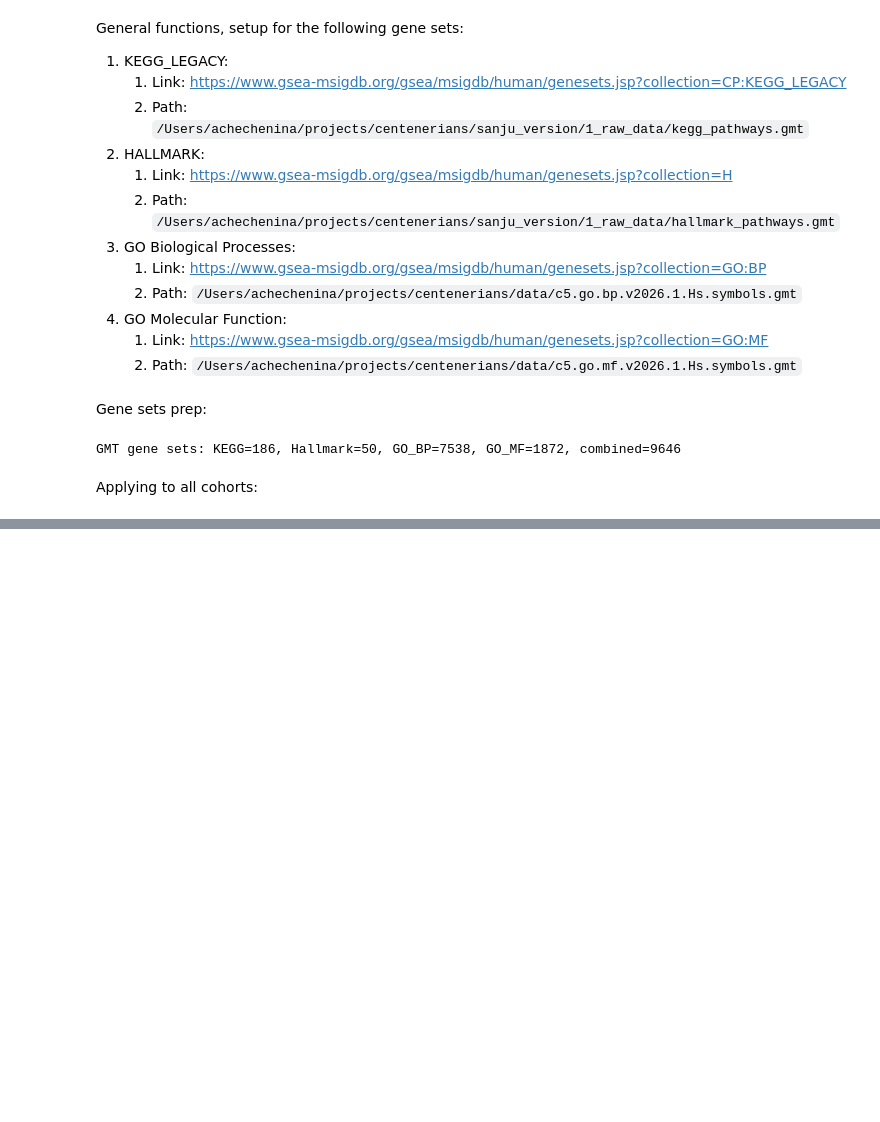
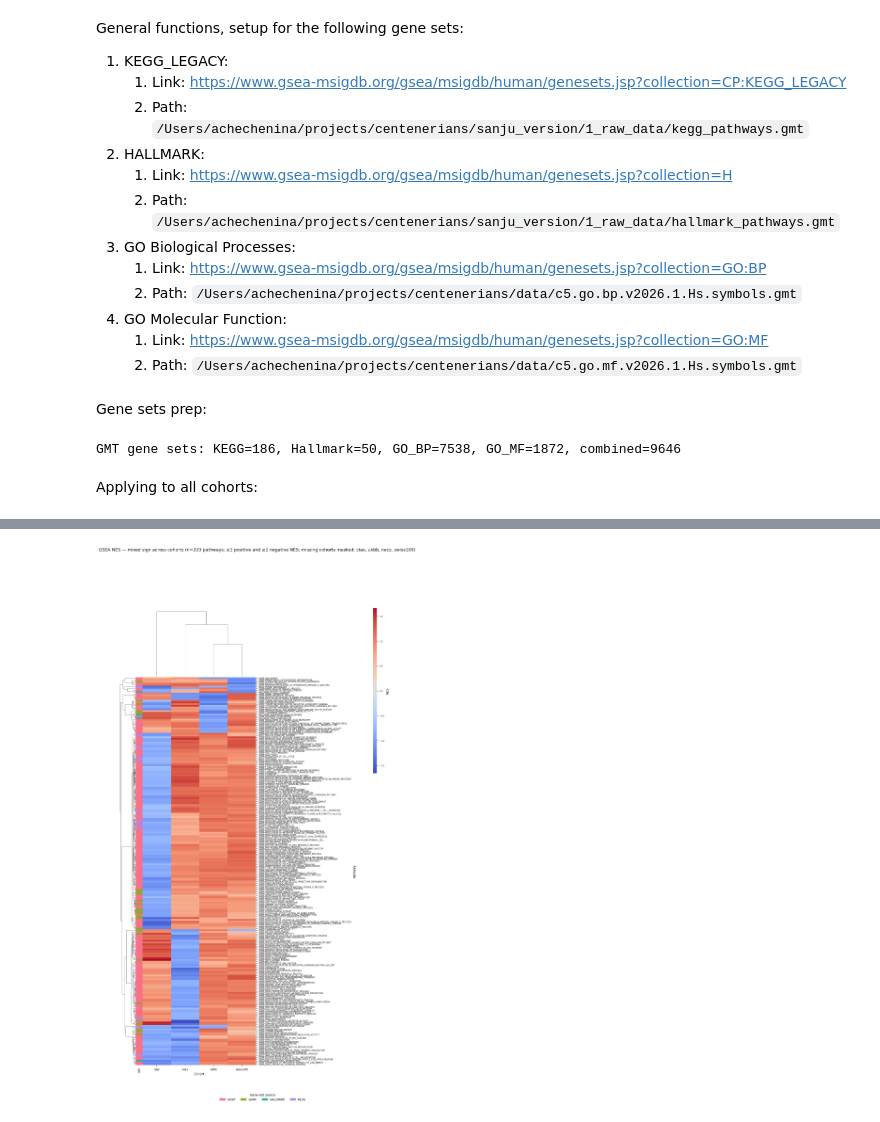
Before and after one commit to checheanya/centenarians, a Jupyter notebook: my_scripts/3_escape_analysis_pws.ipynb, the cells around one changed output, grey strips where cells are left out. Saved outputs shown, nothing was run; the diff lists cells and outputs as text; code cells hidden in the pictures; blank space fills up the shorter version.

```diff
--- a/my_scripts/3_escape_analysis_pws.ipynb
+++ b/my_scripts/3_escape_analysis_pws.ipynb
@@ -309,0 +264,97 @@ Saved /Users/achechenina/projects/centenerians/results/plots/pathway_gsea_compar
+# %%
+# Pathways with mixed NES sign across cohorts (≥1 cohort positive and ≥1 negative among finite values)
+COHORTS_4 = ["ciao", "ukbb", "necs", "swiss100"]
+
+nt = overlap_nes.copy()
+if isinstance(nt.columns, pd.MultiIndex):
+    nt.columns = nt.columns.get_level_values(-1).astype(str)
+else:
+    nt.columns = nt.columns.astype(str)
+
+cohort_cols = [c for c in COHORTS_4 if c in nt.columns]
+m = nt[cohort_cols].apply(pd.to_numeric, errors="coerce")
+row_min = m.min(axis=1, skipna=True)
+row_max = m.max(axis=1, skipna=True)
+n_fin = m.notna().sum(axis=1)
+# Both signs present among non-null NES; need at least two finite values
+discord_nes = m.loc[(row_min < 0) & (row_max > 0) & (n_fin >= 2)].astype(np.float64)
+
+if discord_nes.empty:
+    print("No pathways with opposite-sign NES across these cohorts.")
+else:
+    from matplotlib.ticker import FixedLocator
+    from matplotlib.patches import Patch
+
+    # NaNs break scipy linkage; impute 0 for distances only, mask cells so heatmap does not show fake zeros
+    _mask = discord_nes.isna()
+    plot_mat = discord_nes.fillna(0.0)
+    _n = len(plot_mat)
+    # Tall enough for many rows; cap so the figure stays usable in the notebook
+    _fig_h = max(10.0, min(95.0, 0.065 * _n + 5.0))
+    _row_fs = max(1.8, min(5.0, 220.0 / max(_n ** 0.5, 1.0)))
+
+    CBAR_RECT = [0.91, 0.60, 0.014, 0.30]
+
+    # Gene-set source = prefix before first '_' (GOBP, KEGG, GOMF, HALLMARK, …)
+    def _pathway_set(term):
+        s = str(term)
+        k = s.find("_")
+        return s[:k] if k > 0 else "other"
+
+    _sets = plot_mat.index.map(_pathway_set)
+    _uniq = sorted(pd.Series(_sets).unique())
+    _set_colors = dict(zip(_uniq, sns.color_palette("husl", n_colors=len(_uniq))))
+    row_colors = pd.DataFrame({"set": pd.Series(_sets, index=plot_mat.index).map(_set_colors)})
+
+    g = sns.clustermap(
+        plot_mat,
+        mask=_mask,
+        center=0,
+        cmap="coolwarm",
+        figsize=(10.0, _fig_h),
+        cbar_kws={"label": "NES"},
+        dendrogram_ratio=(0.12, 0.15),
+        cbar_pos=CBAR_RECT,
+        row_colors=row_colors,
+        colors_ratio=0.05,
+    )
+    hm = g.ax_heatmap
+    hm.set_xlabel("Cohort")
+    hm.set_ylabel("Pathway")
+    # Default locator subsamples many y-ticks; force one label per (clustered) row
+    _ylab = list(g.data2d.index)
+    _ny = len(_ylab)
+    hm.yaxis.set_major_locator(FixedLocator(np.arange(_ny) + 0.5))
+    hm.set_yticklabels(_ylab, fontsize=_row_fs, va="center")
+    hm.tick_params(axis="x", labelsize=max(7.0, _row_fs + 1.0))
+    plt.setp(hm.get_xticklabels(), fontsize=max(7.0, _row_fs + 1.0))
+
+    g.fig.subplots_adjust(top=0.90, bottom=0.07)
+    if g.cax is not None:
+        g.cax.set_position(CBAR_RECT)
+        g.cax.tick_params(labelsize=max(5.0, _row_fs))
+        g.cax.yaxis.set_label_position("right")
+        g.cax.yaxis.tick_right()
+
+    _leg_handles = [Patch(color=_set_colors[k], label=k) for k in _uniq]
+    g.fig.legend(
+        handles=_leg_handles,
+        title="Gene-set source",
+        ncol=min(6, len(_leg_handles)),
+        loc="lower center",
+        bbox_to_anchor=(0.52, 0.0),
+        fontsize=7,
+        title_fontsize=8,
+        frameon=False,
+    )
+
+    g.fig.suptitle(
+        f"GSEA NES — mixed sign across cohorts (n={len(discord_nes)} pathways; "
+        f"≥1 positive and ≥1 negative NES; missing cohorts masked; {', '.join(cohort_cols)})",
+        y=1.01,
+        fontsize=11,
+    )
+    plt.savefig(Path(PROJECT_ROOT) / "results" / "plots" / "pathway_gsea_compare" / "discordant_pws_nes.png")
+    plt.show()
+# %% [output]
+[figure, added]
```
Also changed, not shown: parts of 24 cells of this notebook, 16 other files.
